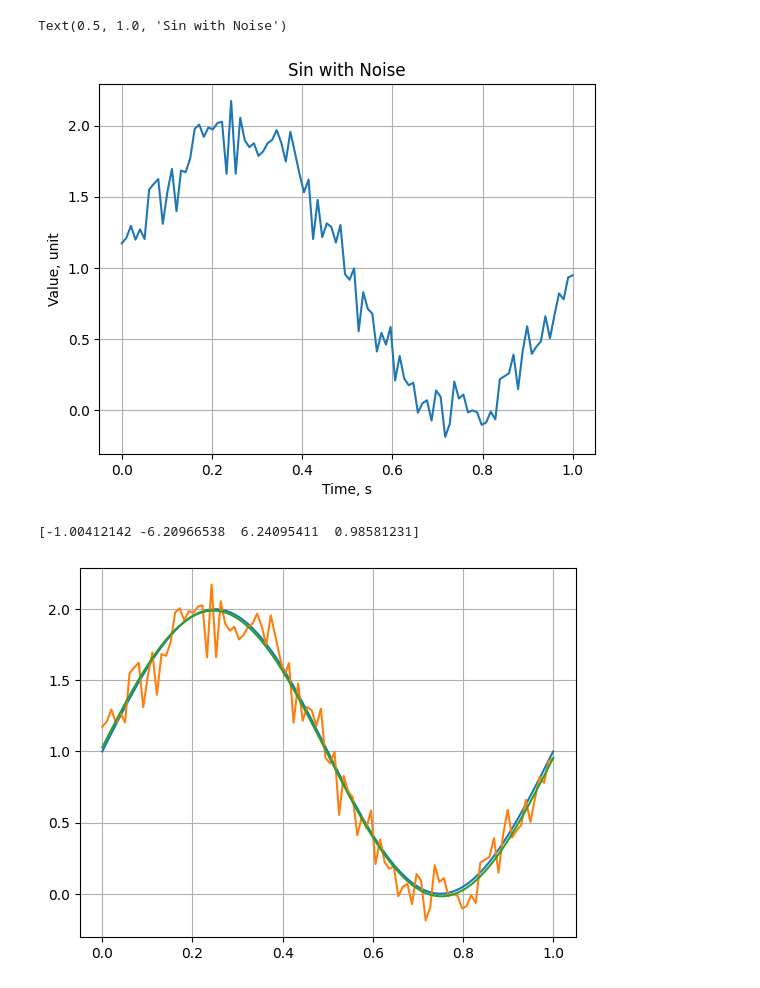
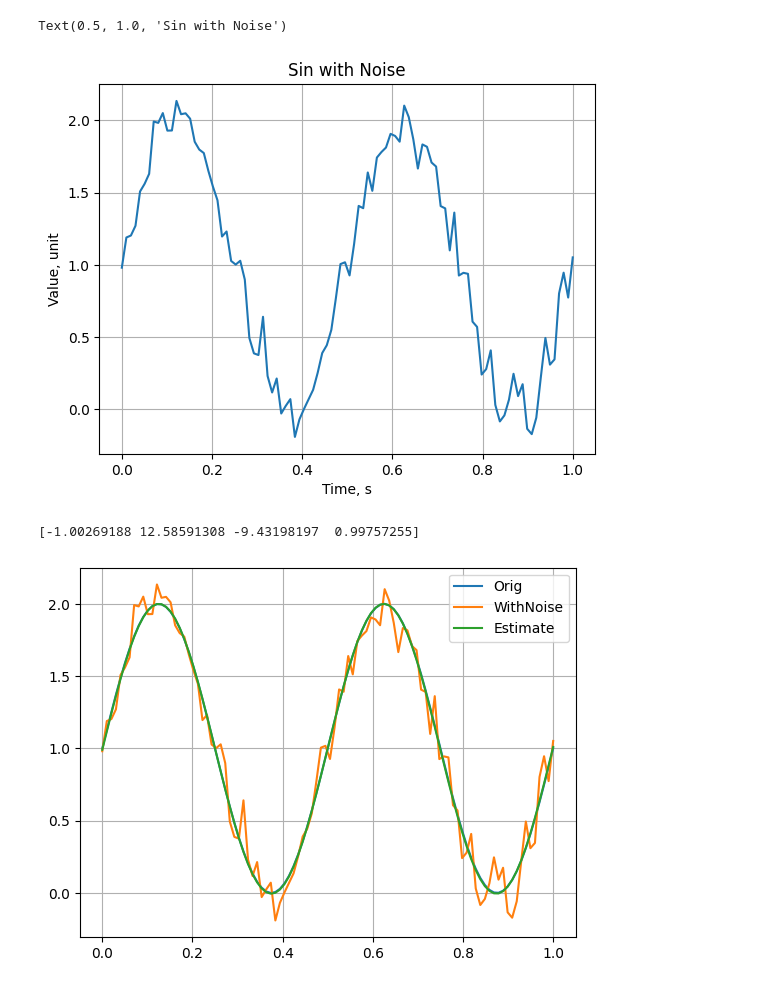
Before and after one commit to Rernamp/MathPy, a Jupyter notebook: SinEstimate.ipynb, the cells around one changed output. Drawn from its saved outputs; the diff is of its cells as text; code cells hidden in the pictures.

```diff
--- a/SinEstimate.ipynb
+++ b/SinEstimate.ipynb
@@ -12,7 +12,7 @@ stopTime = 1
 
 SnrValue = 20
 
-sinFrequency = 1
+sinFrequency = 2
 sinPhase = math.radians(0)
 sinAmplitude = 1
 sinBias = 1
@@ -41,7 +41,7 @@ plt.grid(True)
 plt.title("Sin with Noise")
 # %% [output]
 Text(0.5, 1.0, 'Sin with Noise')
-[figure, old version]
+[figure, new version]
 # %%
 B = [0.4, 1, 0.4, 0.5]
 damp = 0.01
@@ -50,7 +50,7 @@ rows = len(sinWithNoise)
 Jac = np.zeros(shape=(rows, 4))
 r = np.empty(rows)
 
-for interation in range(10000) :
+for interation in range(5000) :
 
     for row in range(rows) :
         time_i = time[row]
@@ -74,13 +74,14 @@ for interation in range(10000) :
 # %%
 sinEstimateSignal = B[0] * np.sin(B[1] * time + B[2]) + B[3]
 
 print(B)
 
 plt.plot(time, sinSignal)
 plt.plot(time, sinWithNoise)
 plt.plot(time, sinEstimateSignal)
 plt.grid(True)
+plt.legend(["Orig", "WithNoise", "Estimate"])
 plt.show()
 # %% [output]
-[-1.00412142 -6.20966538  6.24095411  0.98581231]
+[-1.00269188 12.58591308 -9.43198197  0.99757255]
-[figure, old version]
+[figure, new version]
```
Also changed, not shown: parts of 1 cell of this notebook, 1 other file.
